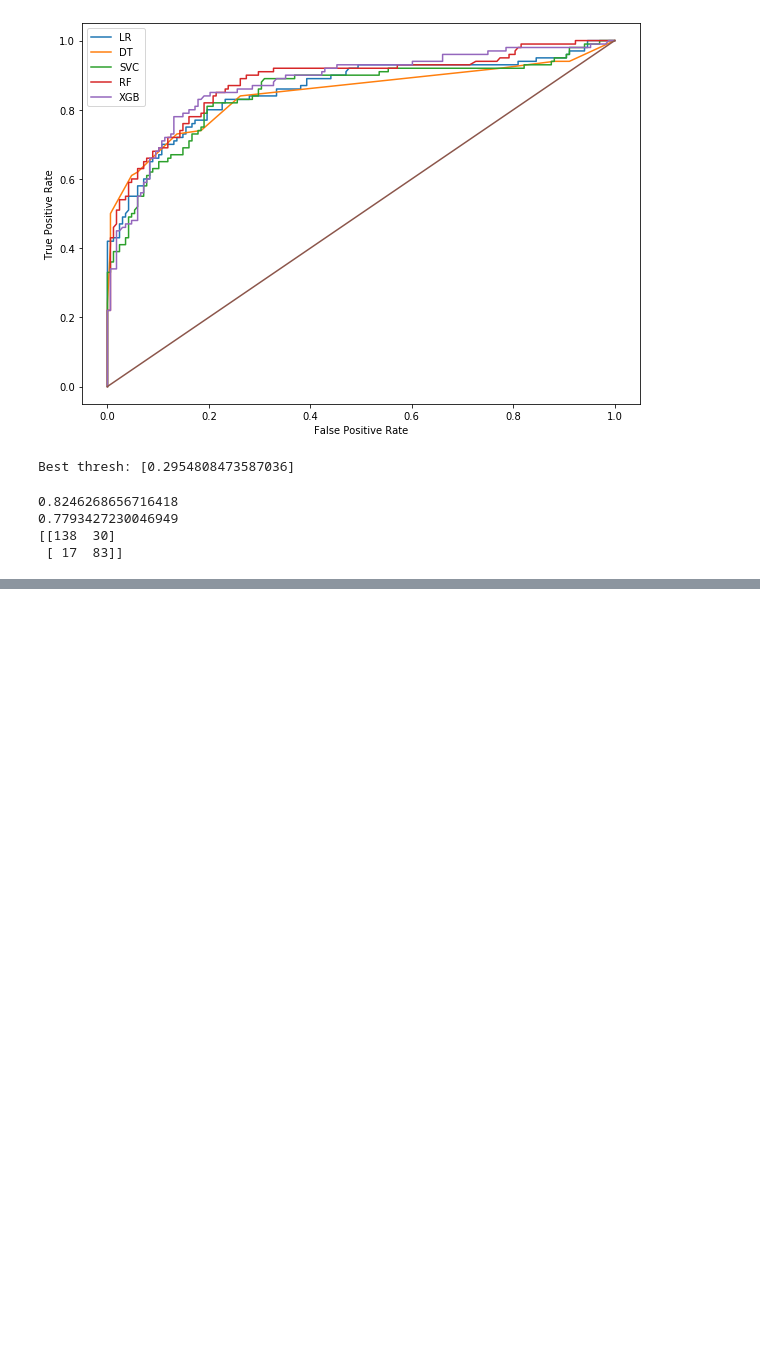
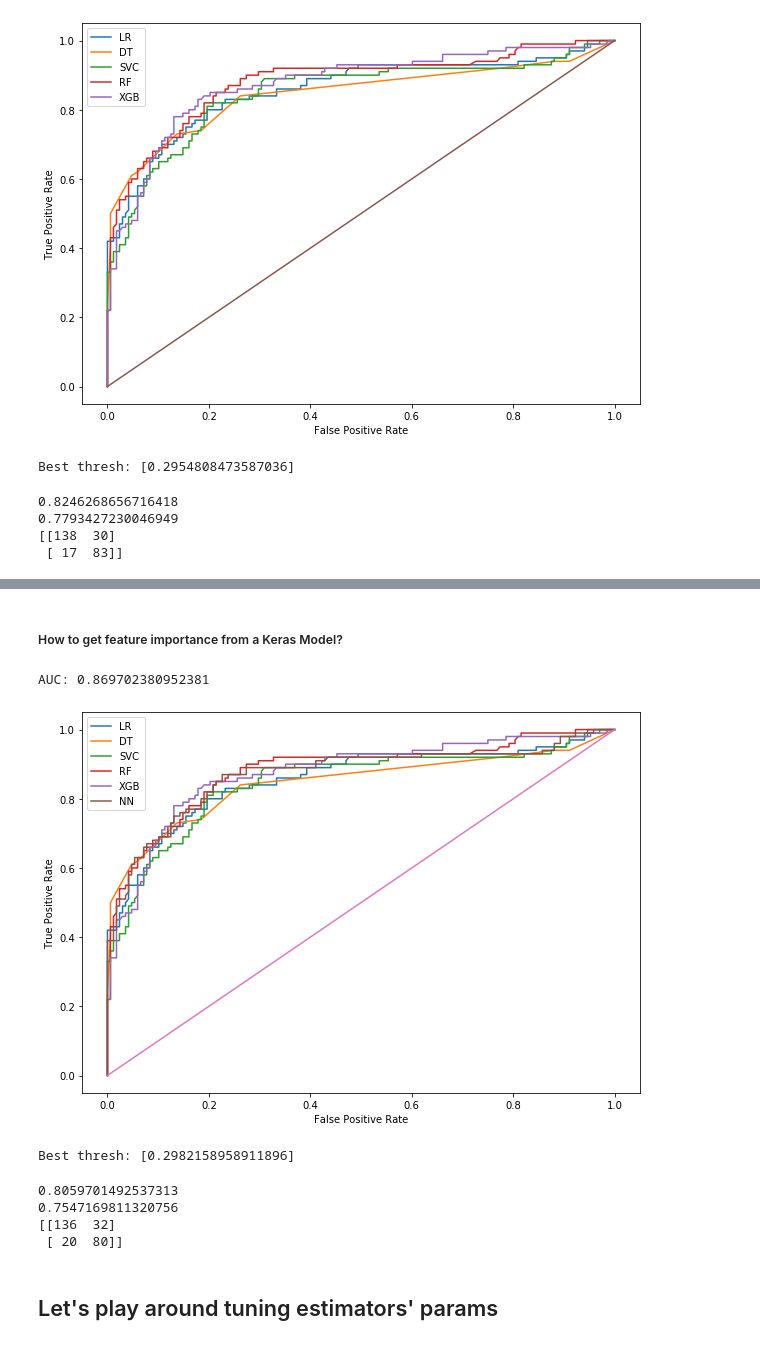
Before and after one commit to hernandezurbina/KaggleAdventures, a Jupyter notebook: Titanic-Revisited.ipynb, the cells around one changed output, grey strips where cells are left out. Saved outputs shown, nothing was run; the diff lists cells and outputs as text; code cells hidden in the pictures; blank space fills up the shorter version.

Commit message:
Tuning estimators

```diff
--- a/Titanic-Revisited.ipynb
+++ b/Titanic-Revisited.ipynb
@@ -1033,0 +1151,24 @@ print(confusion_matrix(y_test, preds))
+# %%
+kFold = StratifiedKFold(n_splits=10, random_state=0, shuffle=True)
+accs = []
+early_stopCV = keras.callbacks.EarlyStopping(monitor='accuracy', patience=10)
+for i, (train_idx, test_idx) in enumerate(kFold.split(X, y)):
+    print("Fold:", i)
+    X_trainCV, X_testCV = X.iloc[train_idx], X.iloc[test_idx]
+    y_trainCV, y_testCV = y.iloc[train_idx], y.iloc[test_idx]
+
+    modelNN = createNN(len(X_train.keys()))
+
+    modelNN.fit(
+        X_trainCV,
+        y_trainCV,
+        epochs=100,
+        verbose=0,
+        callbacks=[early_stopCV]
+    )
+
+    _, acc = modelNN.evaluate(X_testCV, y_testCV, verbose=0)
+    print('Accuracy:', acc)
+    accs.append(acc)
+    print()
+print("Mean acc:", np.mean(accs))
@@ -1033,0 +1196,2 @@ print(confusion_matrix(y_test, preds))
+# %%
+probs = modelNN.predict(X_test)
@@ -1033,0 +1215,32 @@ print(confusion_matrix(y_test, preds))
+# %% [markdown]
+##### How to get feature importance from a Keras Model?
+# %%
+fprNN, tprNN, thresholdNN = roc_curve(y_test, probs, pos_label=1)
+# %%
+print("AUC:", auc(fprNN, tprNN))
+# %% [output]
+AUC: 0.869702380952381
+# %%
+plt.figure(figsize=(10, 7))
+plt.plot(fprLR, tprLR)
+plt.plot(fprDT, tprDT)
+plt.plot(fprSVC, tprSVC)
+plt.plot(fprRF, tprRF)
+plt.plot(fprXGB, tprXGB)
+plt.plot(fprNN, tprNN)
+plt.legend(['LR','DT','SVC','RF','XGB','NN'])
+# axis labels
+plt.xlabel('False Positive Rate')
+plt.ylabel('True Positive Rate')
+plt.plot([0, 1], [0, 1])
+# show the plot
+plt.show()
+# %% [output]
+[figure, added]
+# %%
+i = np.arange(len(tprNN))
+roc = pd.DataFrame({'tf': pd.Series(tprNN-(1-fprNN), index=i), 'threshold': pd.Series(thresholdNN, index=i)})
+roc_t = roc.iloc[(roc.tf-0).abs().argsort()[:1]]
+print('Best thresh:', list(roc_t['threshold']))
+# %% [output]
+Best thresh: [0.2982158958911896]
@@ -1033,0 +1249,11 @@ print(confusion_matrix(y_test, preds))
+# %%
+print(accuracy_score(y_test, preds))
+print(f1_score(y_test, preds))
+print(confusion_matrix(y_test, preds))
+# %% [output]
+0.8059701492537313
+0.7547169811320756
+[[136  32]
+ [ 20  80]]
+# %% [markdown]
+## Let's play around tuning estimators' params
```
Also changed, not shown: parts of 49 cells of this notebook.
